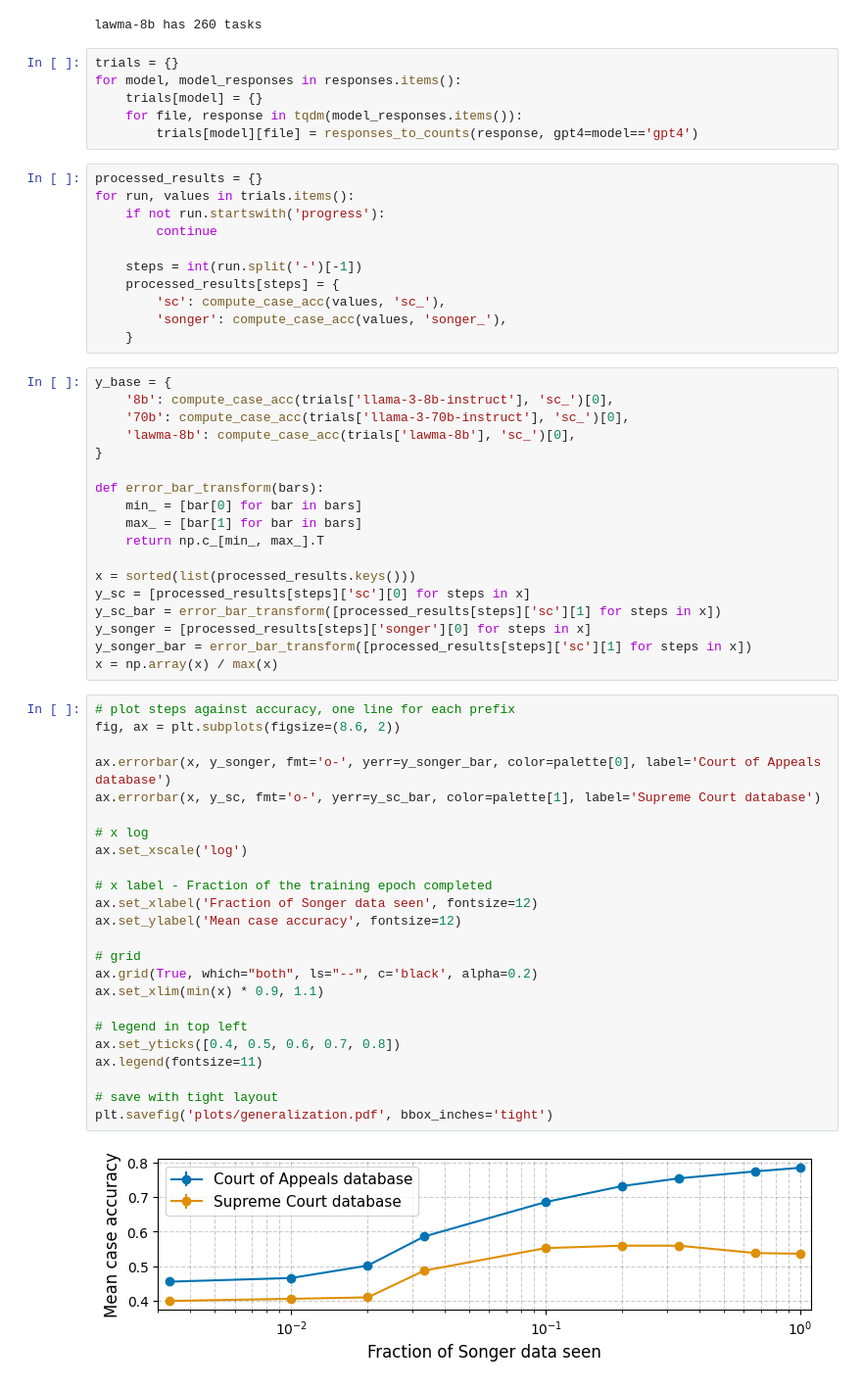
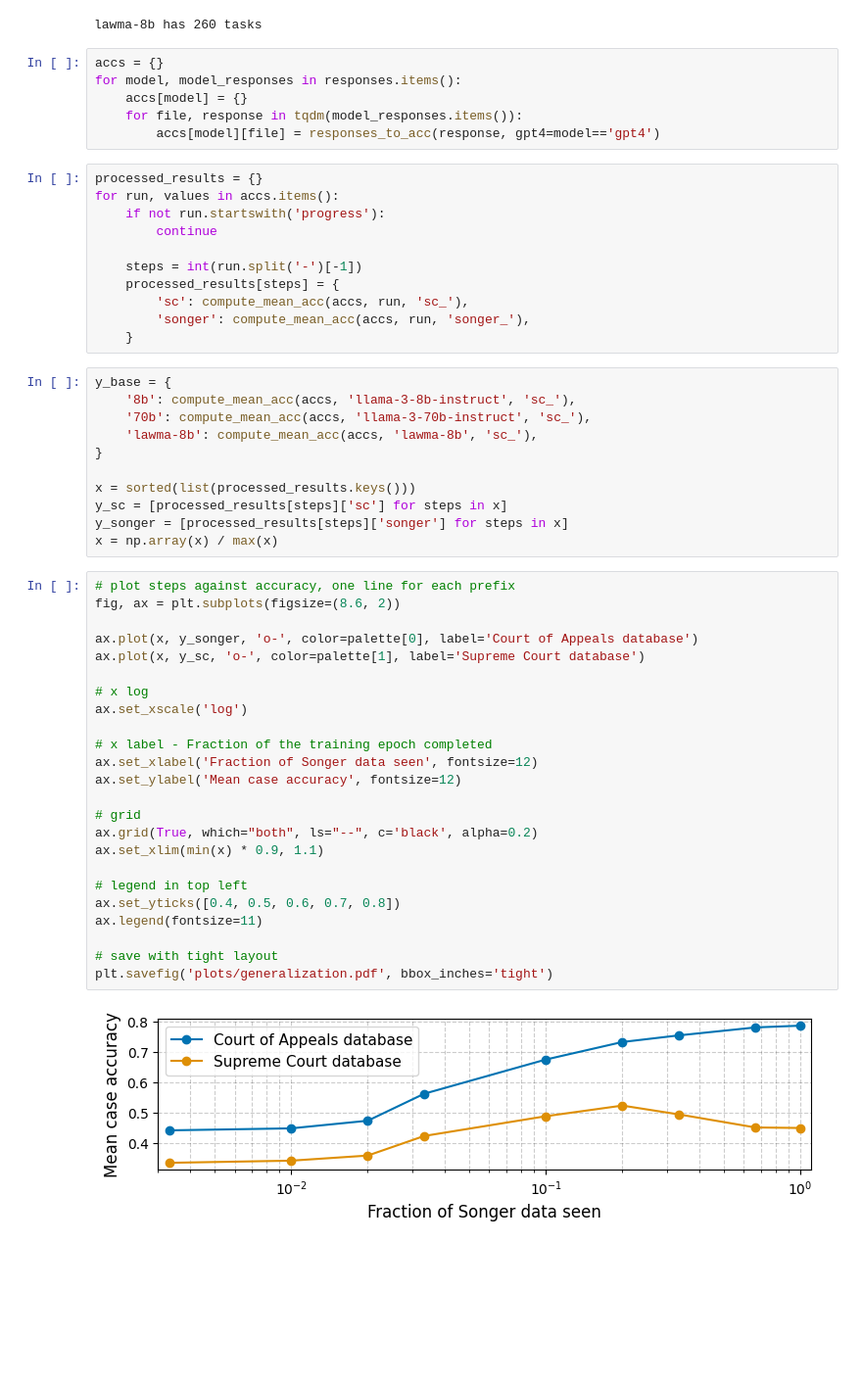
Before and after one commit to socialfoundations/lawma, a Jupyter notebook: notebooks/generalization-experiment.ipynb, the cells around one changed output. Shown: that part at 98% size. Drawn from its saved outputs; the diff is of its cells as text; blank space fills up the shorter version.

Commit message:
mean task acc

```diff
--- a/notebooks/generalization-experiment.ipynb
+++ b/notebooks/generalization-experiment.ipynb
@@ -33,65 +33,58 @@ llama-3-8b-instruct has 260 tasks
 llama-3-70b-instruct has 260 tasks
 lawma-8b has 260 tasks
 # %%
-trials = {}
+accs = {}
 for model, model_responses in responses.items():
-    trials[model] = {}
+    accs[model] = {}
     for file, response in tqdm(model_responses.items()):
-        trials[model][file] = responses_to_counts(response, gpt4=model=='gpt4')
+        accs[model][file] = responses_to_acc(response, gpt4=model=='gpt4')
 # %%
 processed_results = {}
-for run, values in trials.items():
+for run, values in accs.items():
     if not run.startswith('progress'):
         continue
 
     steps = int(run.split('-')[-1])
     processed_results[steps] = {
-        'sc': compute_case_acc(values, 'sc_'),
-        'songer': compute_case_acc(values, 'songer_'),
+        'sc': compute_mean_acc(accs, run, 'sc_'),
+        'songer': compute_mean_acc(accs, run, 'songer_'),
     }
 # %%
 y_base = {
-    '8b': compute_case_acc(trials['llama-3-8b-instruct'], 'sc_')[0],
-    '70b': compute_case_acc(trials['llama-3-70b-instruct'], 'sc_')[0],
-    'lawma-8b': compute_case_acc(trials['lawma-8b'], 'sc_')[0],
+    '8b': compute_mean_acc(accs, 'llama-3-8b-instruct', 'sc_'),
+    '70b': compute_mean_acc(accs, 'llama-3-70b-instruct', 'sc_'),
+    'lawma-8b': compute_mean_acc(accs, 'lawma-8b', 'sc_'),
 }
 
-def error_bar_transform(bars):
-    min_ = [bar[0] for bar in bars]
-    max_ = [bar[1] for bar in bars]
-    return np.c_[min_, max_].T
-
 x = sorted(list(processed_results.keys()))
-y_sc = [processed_results[steps]['sc'][0] for steps in x]
-y_sc_bar = error_bar_transform([processed_results[steps]['sc'][1] for steps in x])
-y_songer = [processed_results[steps]['songer'][0] for steps in x]
-y_songer_bar = error_bar_transform([processed_results[steps]['sc'][1] for steps in x])
+y_sc = [processed_results[steps]['sc'] for steps in x]
+y_songer = [processed_results[steps]['songer'] for steps in x]
 x = np.array(x) / max(x)
 # %%
 # plot steps against accuracy, one line for each prefix
 fig, ax = plt.subplots(figsize=(8.6, 2))
 
-ax.errorbar(x, y_songer, fmt='o-', yerr=y_songer_bar, color=palette[0], label='Court of Appeals database')
-ax.errorbar(x, y_sc, fmt='o-', yerr=y_sc_bar, color=palette[1], label='Supreme Court database')
+ax.plot(x, y_songer, 'o-', color=palette[0], label='Court of Appeals database')
+ax.plot(x, y_sc, 'o-', color=palette[1], label='Supreme Court database')
 
 # x log
 ax.set_xscale('log')
 
 # x label - Fraction of the training epoch completed
 ax.set_xlabel('Fraction of Songer data seen', fontsize=12)
 ax.set_ylabel('Mean case accuracy', fontsize=12)
 
 # grid
 ax.grid(True, which="both", ls="--", c='black', alpha=0.2)
 ax.set_xlim(min(x) * 0.9, 1.1)
 
 # legend in top left
 ax.set_yticks([0.4, 0.5, 0.6, 0.7, 0.8])
 ax.legend(fontsize=11)
 
 # save with tight layout
 plt.savefig('plots/generalization.pdf', bbox_inches='tight')
 # %% [output]
-[figure, old version]
+[figure, new version]
 # %%
 print(f'Max SC: {max(y_sc)*100:.1f}')
```
Also changed, not shown: parts of 2 cells of this notebook.
